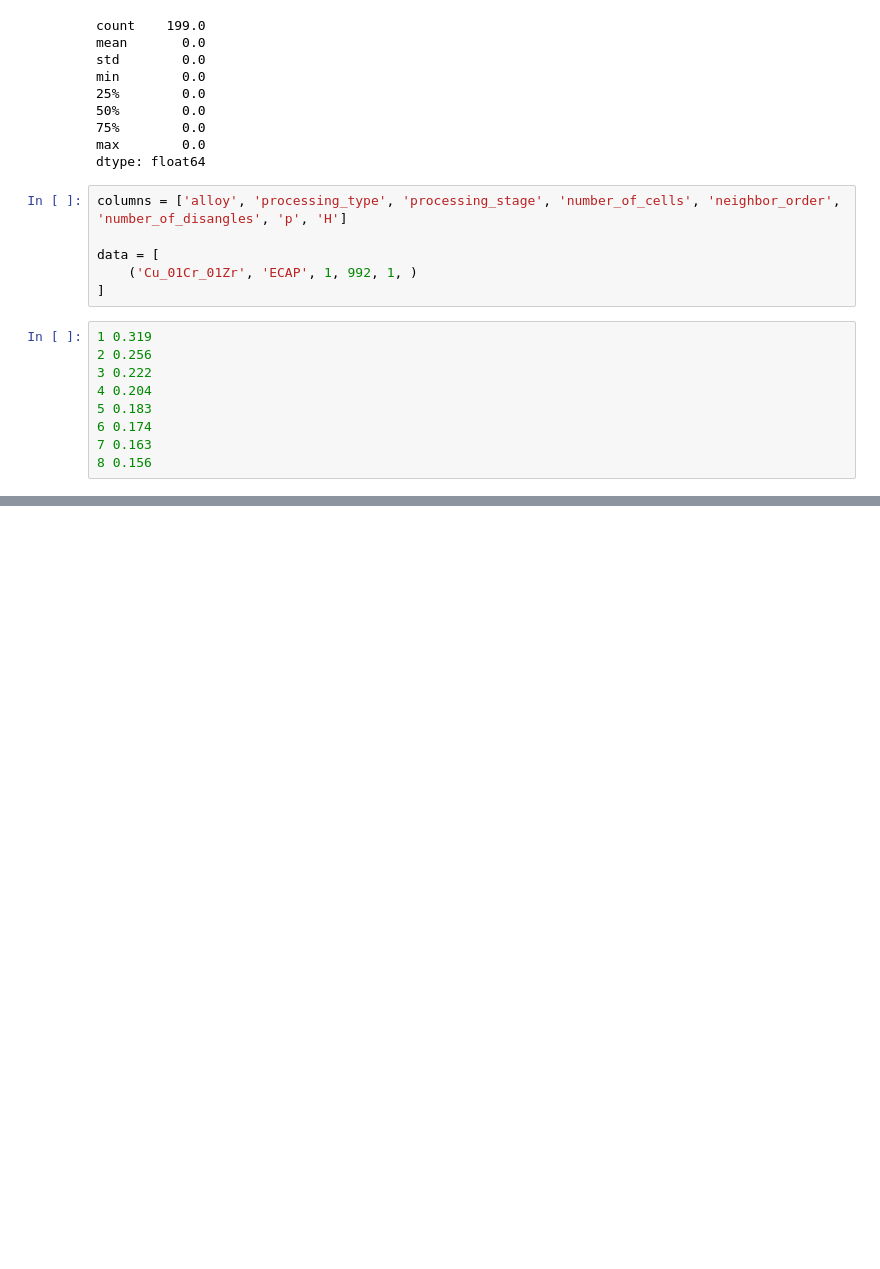
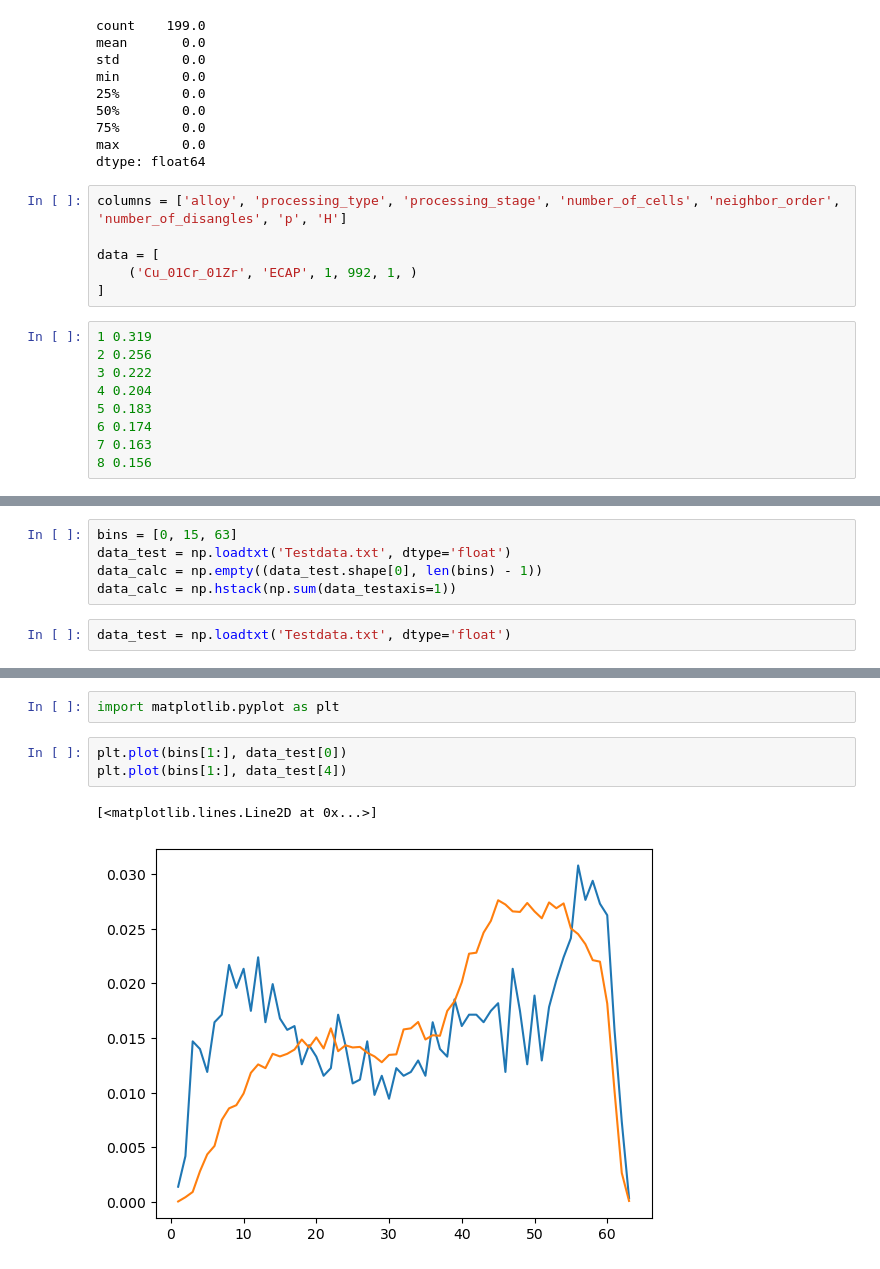
Before and after one commit to PRISBteam/Voronoi_PCC_Analyser, a Jupyter notebook: Data.ipynb, the cells around one changed output, grey strips where cells are left out. Saved outputs shown, nothing was run; the diff lists cells and outputs as text; blank space fills up the shorter version.

Commit message:
add Data

```diff
--- a/Data.ipynb
+++ b/Data.ipynb
@@ -145,0 +410,7 @@ data = [
+# %%
+bins = [0, 15, 63]
+data_test = np.loadtxt('Testdata.txt', dtype='float')
+data_calc = np.empty((data_test.shape[0], len(bins) - 1))
+data_calc = np.hstack(np.sum(data_testaxis=1))
+# %%
+data_test = np.loadtxt('Testdata.txt', dtype='float')
@@ -145,0 +527,8 @@ data = [
+# %%
+import matplotlib.pyplot as plt
+# %%
+plt.plot(bins[1:], data_test[0])
+plt.plot(bins[1:], data_test[4])
+# %% [output]
+[<matplotlib.lines.Line2D at 0x...>]
+[figure, added]
```
Also changed, not shown: parts of 54 cells of this notebook, 11 other files.
